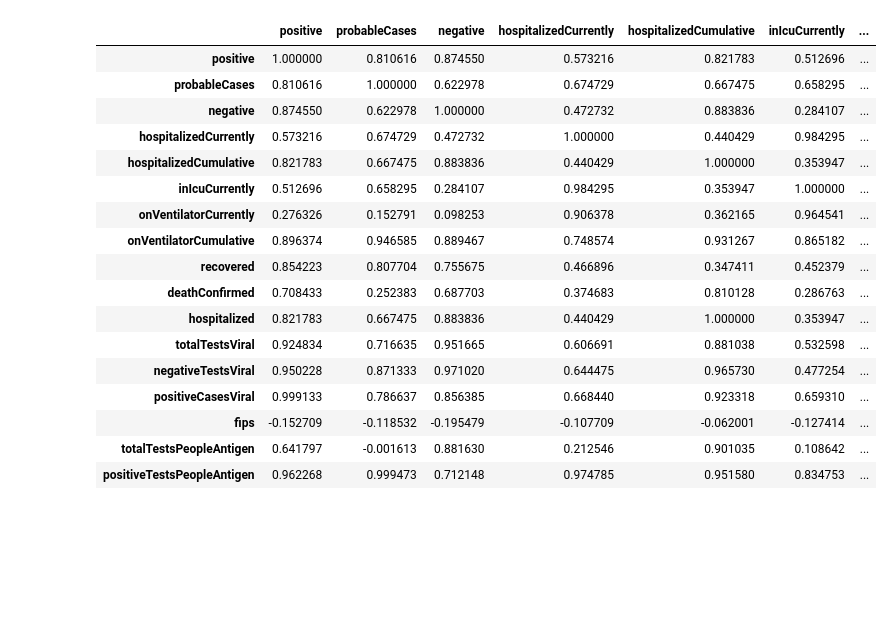
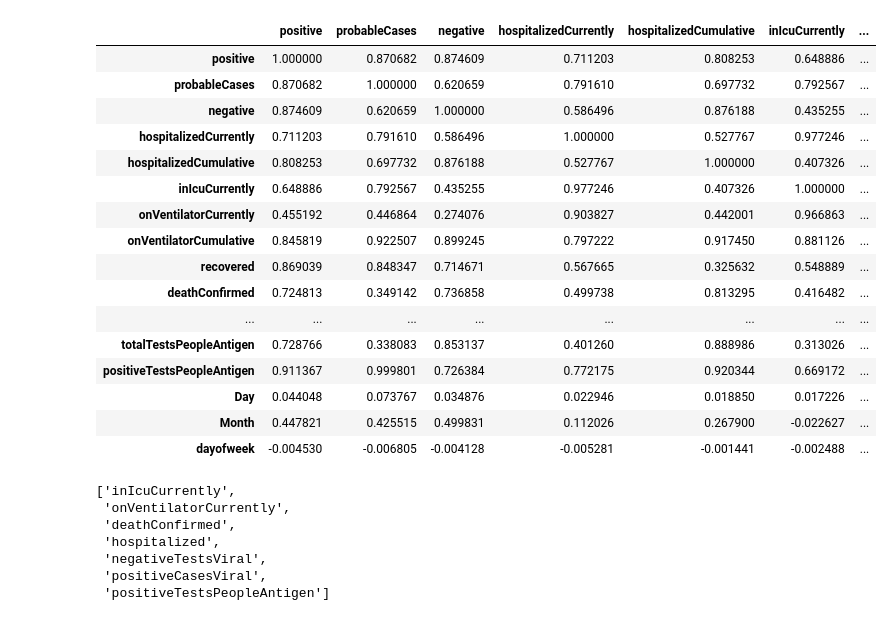
Before and after one commit to matheusmasson/teste_stone_age, a Jupyter notebook: stone age.ipynb, the cells around one changed output. Cells and saved outputs as stored; diff of their text form; code cells hidden in the pictures; blank space fills up the shorter version.

```diff
--- a/stone age.ipynb
+++ b/stone age.ipynb
@@ -47,24 +14,37 @@ df_train['fips'].hist()
+# %%
+
+
+df = pd.read_csv(io.StringIO(s.decode('utf-8')))
+
+df['date'] = pd.to_datetime(df['date'],format='%Y%m%d')
+
+cols = ['date', 'state', 'positive', 'probableCases','negative','totalTestResultsSource','hospitalizedCurrently','hospitalizedCumulative','inIcuCurrently','onVentilatorCurrently','onVentilatorCumulative','recovered','dataQualityGrade','deathConfirmed','hospitalized','totalTestsViral','negativeTestsViral','positiveCasesViral','fips','totalTestsPeopleAntigen','positiveTestsPeopleAntigen']
+
+df = df[df['date']<='2020-12-31']
+
+df = df[cols]
+df.set_index('date', inplace = True)
+df['Day'] = df.index.day
+df['Month'] = df.index.month
+df['dayofweek'] = df.index.dayofweek
 # %%
-rs = np.random.RandomState(0)
-df = pd.DataFrame(rs.rand(10, 10))
-corr = df_train.corr()
+corr = df.corr()
 corr.style.background_gradient(cmap='coolwarm')
 # %% [output]
 |  | positive | probableCases | negative | hospitalizedCurrently | hospitalizedCumulative | inIcuCurrently | ... |
-| positive | 1.000000 | 0.810616 | 0.874550 | 0.573216 | 0.821783 | 0.512696 | ... |
-| probableCases | 0.810616 | 1.000000 | 0.622978 | 0.674729 | 0.667475 | 0.658295 | ... |
-| negative | 0.874550 | 0.622978 | 1.000000 | 0.472732 | 0.883836 | 0.284107 | ... |
-| hospitalizedCurrently | 0.573216 | 0.674729 | 0.472732 | 1.000000 | 0.440429 | 0.984295 | ... |
-| hospitalizedCumulative | 0.821783 | 0.667475 | 0.883836 | 0.440429 | 1.000000 | 0.353947 | ... |
-| inIcuCurrently | 0.512696 | 0.658295 | 0.284107 | 0.984295 | 0.353947 | 1.000000 | ... |
-| onVentilatorCurrently | 0.276326 | 0.152791 | 0.098253 | 0.906378 | 0.362165 | 0.964541 | ... |
-| onVentilatorCumulative | 0.896374 | 0.946585 | 0.889467 | 0.748574 | 0.931267 | 0.865182 | ... |
-| recovered | 0.854223 | 0.807704 | 0.755675 | 0.466896 | 0.347411 | 0.452379 | ... |
-| deathConfirmed | 0.708433 | 0.252383 | 0.687703 | 0.374683 | 0.810128 | 0.286763 | ... |
-| hospitalized | 0.821783 | 0.667475 | 0.883836 | 0.440429 | 1.000000 | 0.353947 | ... |
-| totalTestsViral | 0.924834 | 0.716635 | 0.951665 | 0.606691 | 0.881038 | 0.532598 | ... |
-| negativeTestsViral | 0.950228 | 0.871333 | 0.971020 | 0.644475 | 0.965730 | 0.477254 | ... |
-| positiveCasesViral | 0.999133 | 0.786637 | 0.856385 | 0.668440 | 0.923318 | 0.659310 | ... |
-| fips | -0.152709 | -0.118532 | -0.195479 | -0.107709 | -0.062001 | -0.127414 | ... |
-| totalTestsPeopleAntigen | 0.641797 | -0.001613 | 0.881630 | 0.212546 | 0.901035 | 0.108642 | ... |
-| positiveTestsPeopleAntigen | 0.962268 | 0.999473 | 0.712148 | 0.974785 | 0.951580 | 0.834753 | ... |
+| positive | 1.000000 | 0.870682 | 0.874609 | 0.711203 | 0.808253 | 0.648886 | ... |
+| probableCases | 0.870682 | 1.000000 | 0.620659 | 0.791610 | 0.697732 | 0.792567 | ... |
+| negative | 0.874609 | 0.620659 | 1.000000 | 0.586496 | 0.876188 | 0.435255 | ... |
+| hospitalizedCurrently | 0.711203 | 0.791610 | 0.586496 | 1.000000 | 0.527767 | 0.977246 | ... |
+| hospitalizedCumulative | 0.808253 | 0.697732 | 0.876188 | 0.527767 | 1.000000 | 0.407326 | ... |
+| inIcuCurrently | 0.648886 | 0.792567 | 0.435255 | 0.977246 | 0.407326 | 1.000000 | ... |
+| onVentilatorCurrently | 0.455192 | 0.446864 | 0.274076 | 0.903827 | 0.442001 | 0.966863 | ... |
+| onVentilatorCumulative | 0.845819 | 0.922507 | 0.899245 | 0.797222 | 0.917450 | 0.881126 | ... |
+| recovered | 0.869039 | 0.848347 | 0.714671 | 0.567665 | 0.325632 | 0.548889 | ... |
+| deathConfirmed | 0.724813 | 0.349142 | 0.736858 | 0.499738 | 0.813295 | 0.416482 | ... |
+| ... | ... | ... | ... | ... | ... | ... | ... |
+| totalTestsPeopleAntigen | 0.728766 | 0.338083 | 0.853137 | 0.401260 | 0.888986 | 0.313026 | ... |
+| positiveTestsPeopleAntigen | 0.911367 | 0.999801 | 0.726384 | 0.772175 | 0.920344 | 0.669172 | ... |
+| Day | 0.044048 | 0.073767 | 0.034876 | 0.022946 | 0.018850 | 0.017226 | ... |
+| Month | 0.447821 | 0.425515 | 0.499831 | 0.112026 | 0.267900 | -0.022627 | ... |
+| dayofweek | -0.004530 | -0.006805 | -0.004128 | -0.005281 | -0.001441 | -0.002488 | ... |
@@ -70,0 +61,10 @@ corr.style.background_gradient(cmap='coolwarm')
+# %%
+to_drop
+# %% [output]
+['inIcuCurrently',
+ 'onVentilatorCurrently',
+ 'deathConfirmed',
+ 'hospitalized',
+ 'negativeTestsViral',
+ 'positiveCasesViral',
+ 'positiveTestsPeopleAntigen']
```
Also changed, not shown: parts of 41 cells of this notebook.
